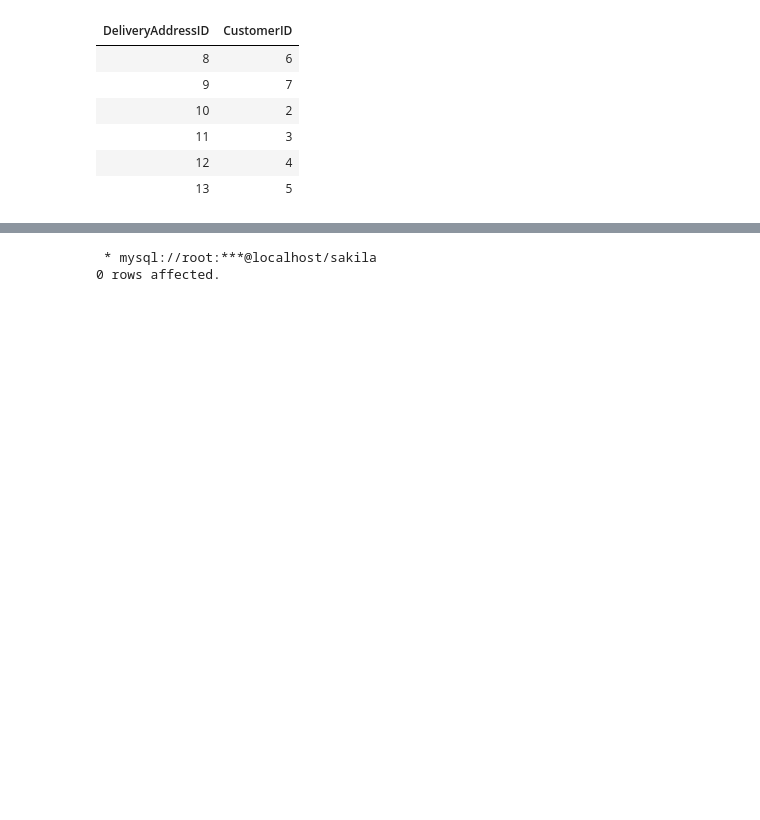
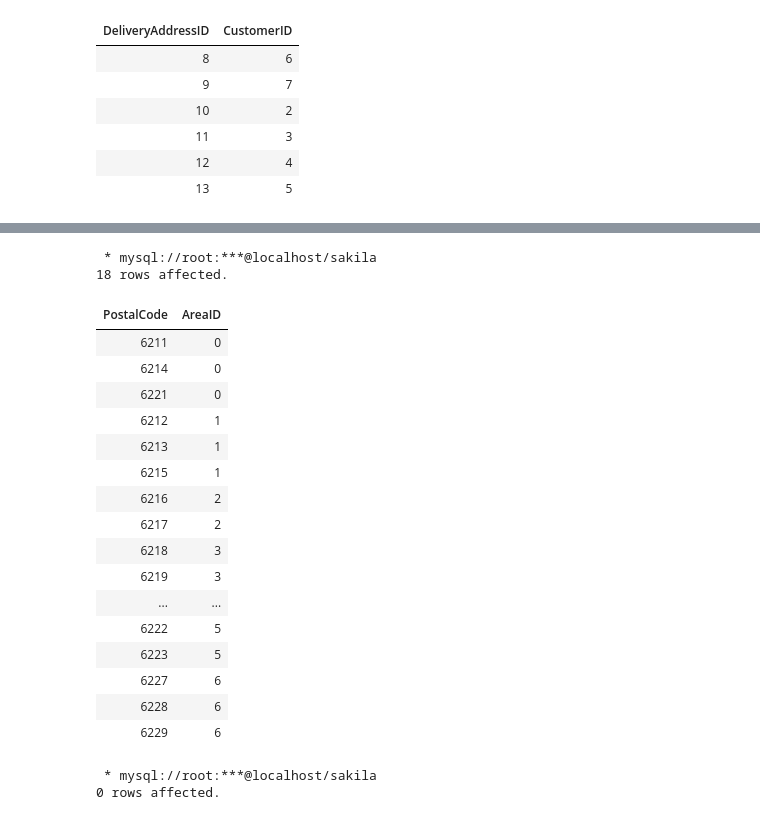
Before and after one commit to LiliBodnar/Pizza_project, a Jupyter notebook: PizzaDatabase.ipynb, the cells around one changed output, grey strips where cells are left out. Drawn from its saved outputs; the diff is of its cells as text; code cells hidden in the pictures; blank space fills up the shorter version.

Commit message:
areapostalcode, area table modifications

```diff
--- a/PizzaDatabase.ipynb
+++ b/PizzaDatabase.ipynb
@@ -288,3 +251,27 @@ SELECT * FROM Area
+# %%
+%%sql
+
+SELECT * FROM AreaPostalCode
+# %% [output]
+ * mysql://root:***@localhost/sakila
+18 rows affected.
+| PostalCode | AreaID |
+| 6211 | 0 |
+| 6214 | 0 |
+| 6221 | 0 |
+| 6212 | 1 |
+| 6213 | 1 |
+| 6215 | 1 |
+| 6216 | 2 |
+| 6217 | 2 |
+| 6218 | 3 |
+| 6219 | 3 |
+| ... | ... |
+| 6222 | 5 |
+| 6223 | 5 |
+| 6227 | 6 |
+| 6228 | 6 |
+| 6229 | 6 |
 # %%
 %%sql
 
```
Also changed, not shown: parts of 8 cells of this notebook, 1 other file.
